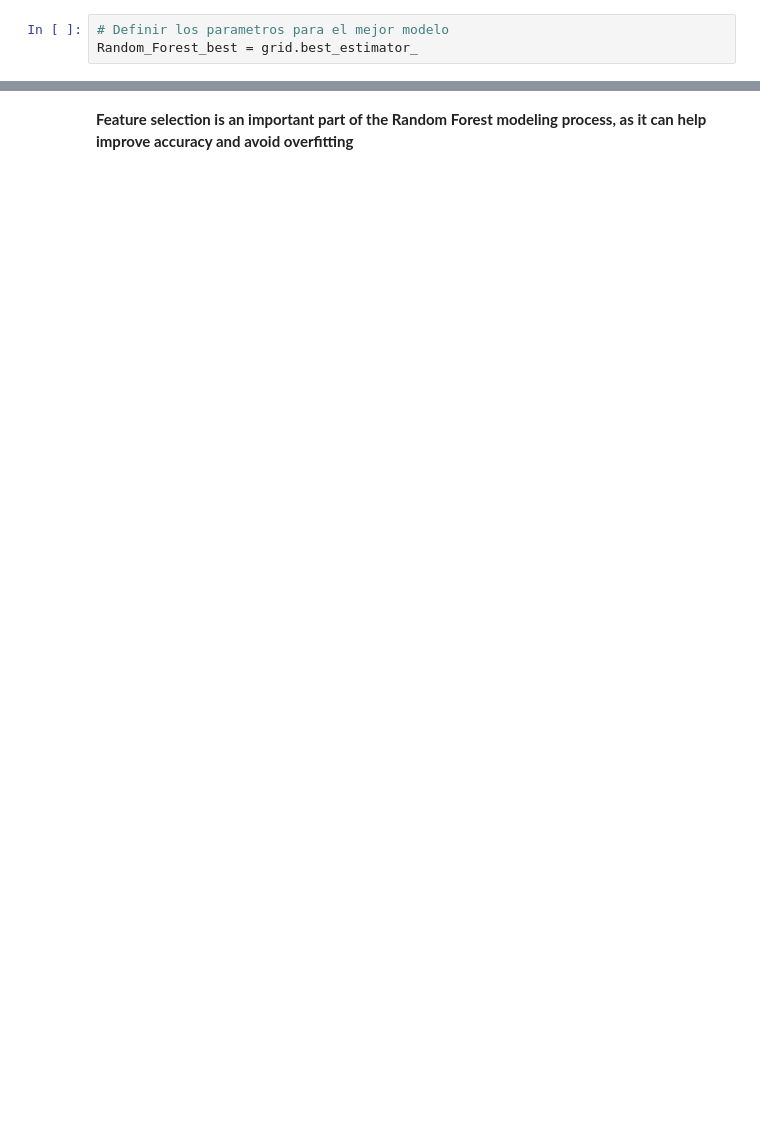
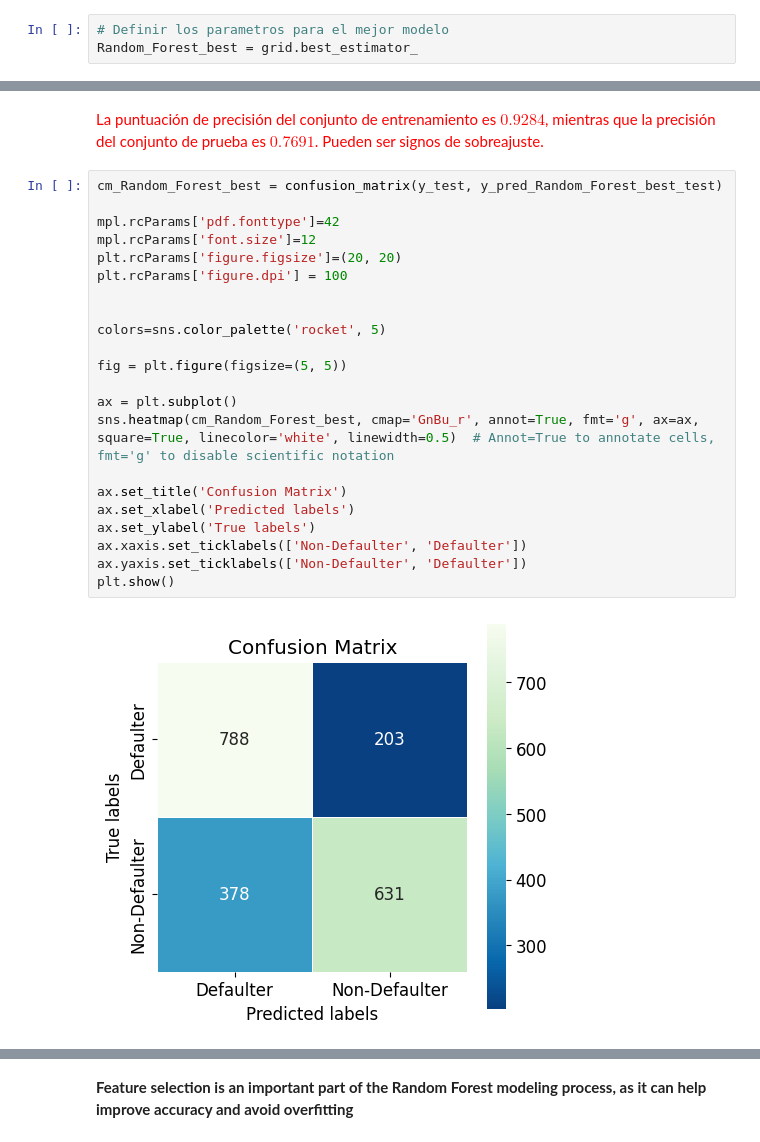
Before and after one commit to pagrkonecta/Konecta_Test, a Jupyter notebook: Konecta_Test_PAGR.ipynb, the cells around one changed output, grey strips where cells are left out. Cells and saved outputs as stored; diff of their text form; blank space fills up the shorter version.

```diff
--- a/Konecta_Test_PAGR.ipynb
+++ b/Konecta_Test_PAGR.ipynb
@@ -742,0 +747,26 @@ Training Accuracy: 0.70775
+# %% [markdown]
+<font color='red'>La puntuación de precisión del conjunto de entrenamiento es $0.9284$, mientras que la precisión del conjunto de prueba es $0.7691$. Pueden ser signos de sobreajuste.</font>
+# %%
+cm_Random_Forest_best = confusion_matrix(y_test, y_pred_Random_Forest_best_test)
+
+mpl.rcParams['pdf.fonttype']=42
+mpl.rcParams['font.size']=12
+plt.rcParams['figure.figsize']=(20, 20)
+plt.rcParams['figure.dpi'] = 100
+
+
+colors=sns.color_palette('rocket', 5)
+
+fig = plt.figure(figsize=(5, 5))
+
+ax = plt.subplot()
+sns.heatmap(cm_Random_Forest_best, cmap='GnBu_r', annot=True, fmt='g', ax=ax, square=True, linecolor='white', linewidth=0.5)  # Annot=True to annotate cells, fmt='g' to disable scientific notation
+
+ax.set_title('Confusion Matrix')
+ax.set_xlabel('Predicted labels')
+ax.set_ylabel('True labels')
+ax.xaxis.set_ticklabels(['Non-Defaulter', 'Defaulter'])
+ax.yaxis.set_ticklabels(['Non-Defaulter', 'Defaulter'])
+plt.show()
+# %% [output]
+[figure, added]
```
Also changed, not shown: parts of 47 cells of this notebook.
